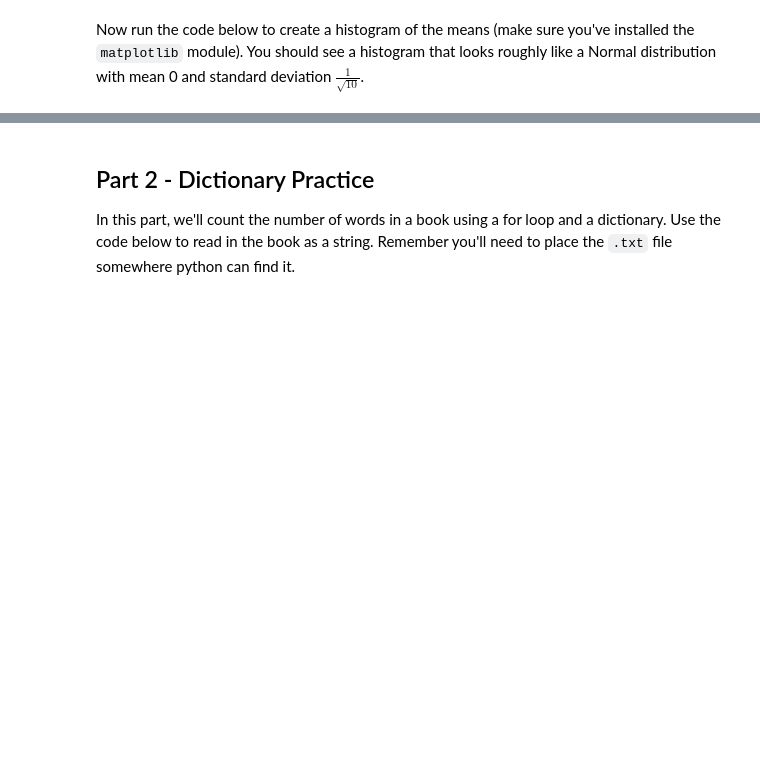
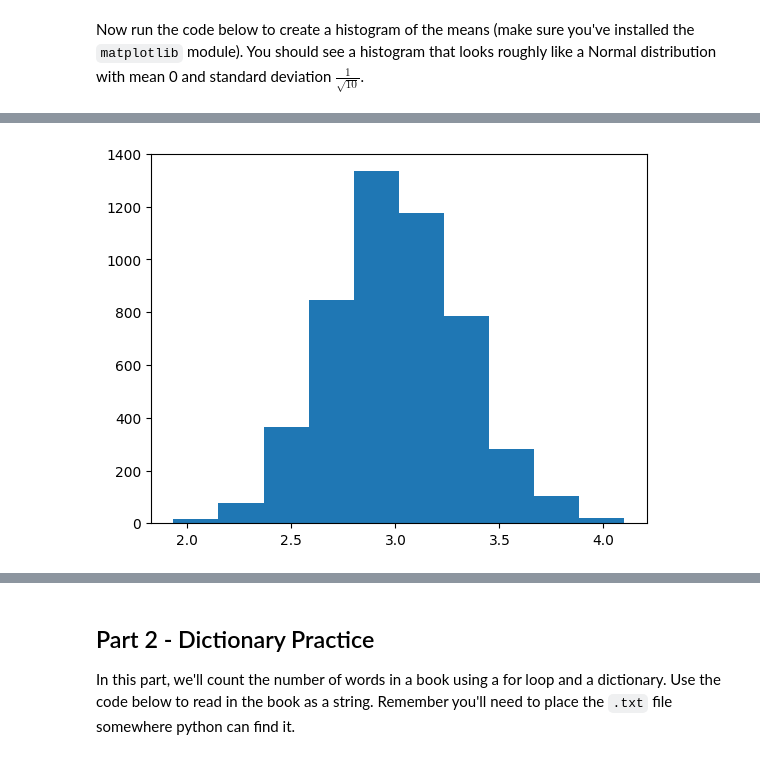
Before and after one commit to jbpost2/ST-554-Big-Data-With-Python-Course-Notes, a Jupyter notebook: HW2File.ipynb, the cells around one changed output, grey strips where cells are left out. Drawn from its saved outputs; the diff is of its cells as text; code cells hidden in the pictures; blank space fills up the shorter version.

```diff
--- a/HW2File.ipynb
+++ b/HW2File.ipynb
@@ -50,0 +56,10 @@ np.std(poisson_means)
+# %%
+def plot_poisson_means(mean = 3, n = 30, bins = None):
+    if bins is None:
+        plt.hist([np.mean(rng.poisson(mean, n)) for _ in range(0,5000)])
+    else:
+        plt.hist([np.mean(rng.poisson(mean, n)) for _ in range(0,5000)], bins = bins)
+# %%
+plot_poisson_means()
+# %% [output]
+[figure, added]
```
Also changed, not shown: parts of 42 cells of this notebook.
